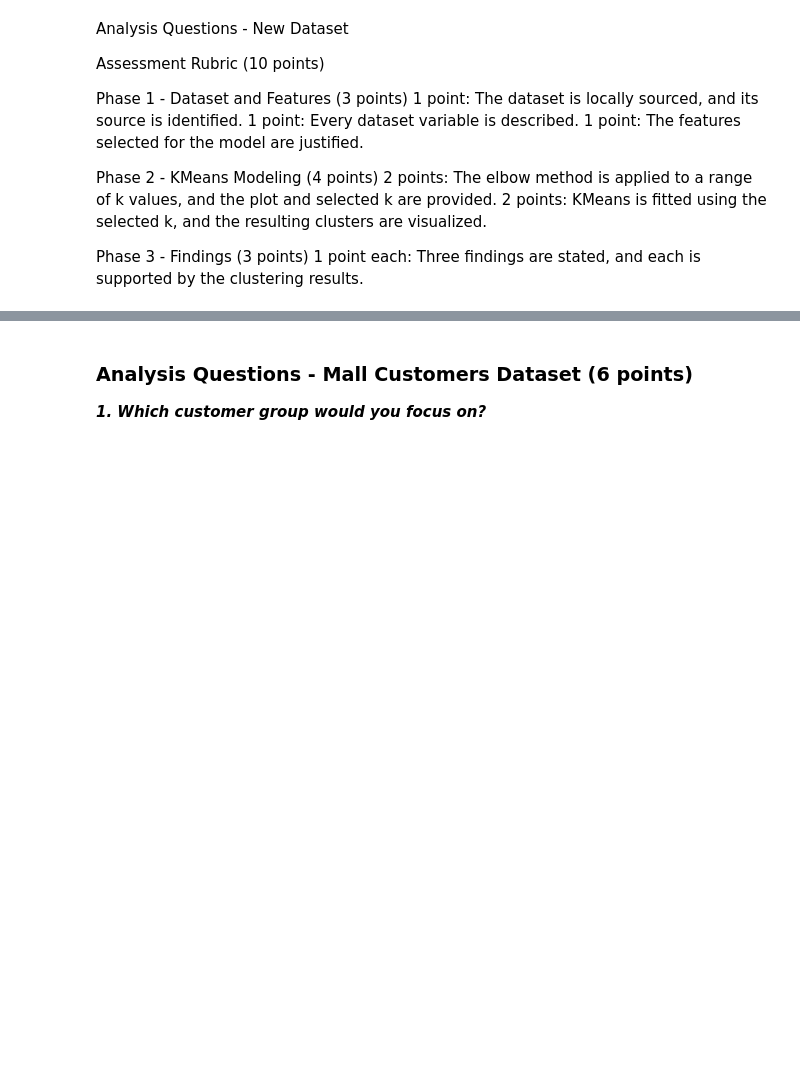
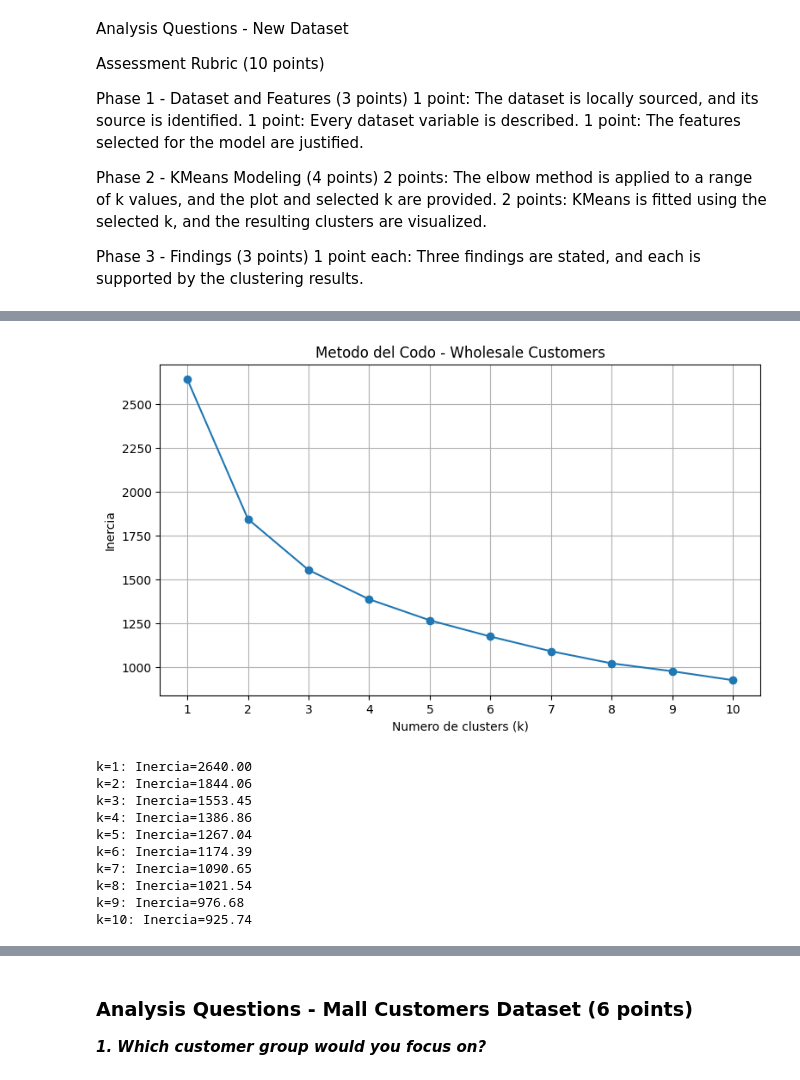
Before and after one commit to Nicole-B28/F.-IA, a Jupyter notebook: Activ 4.- Unsupervised Learning - KMeans clustering on the Mall Customers dataset.ipynb, the cells around one changed output, grey strips where cells are left out. Cells and saved outputs as stored; diff of their text form; code cells hidden in the pictures; blank space fills up the shorter version.

```diff
--- a/Activ 4.- Unsupervised Learning - KMeans clustering on the Mall Customers dataset.ipynb
+++ b/Activ 4.- Unsupervised Learning - KMeans clustering on the Mall Customers dataset.ipynb
@@ -306,0 +514,9 @@ Phase 3 - Findings (3 points)
+# %%
+# Cargar el dataset Wholesale Customers
+wholesale = pd.read_csv("Wholesale customers data.csv")
+
+# Mostrar las dimensiones de la base de datos
+print("Dimensiones del dataset:", wholesale.shape)
+
+# Visualizar los primeros 10 registros
+wholesale.head(10)
@@ -306,0 +657,47 @@ Phase 3 - Findings (3 points)
+# %%
+# Metodo del codo para Wholesale Customers
+
+inercias_wholesale = []
+
+# Evaluar desde 1 hasta 10 clusters
+for k in range(1, 11):
+    modelo = KMeans(
+        n_clusters=k,
+        random_state=75,
+        n_init=10
+    )
+
+    modelo.fit(X_wholesale_scaled)
+    inercias_wholesale.append(modelo.inertia_)
+
+# Graficar el metodo del codo
+plt.figure(figsize=(9, 5))
+
+plt.plot(
+    range(1, 11),
+    inercias_wholesale,
+    marker="o"
+)
+
+plt.title("Metodo del Codo - Wholesale Customers")
+plt.xlabel("Numero de clusters (k)")
+plt.ylabel("Inercia")
+plt.xticks(range(1, 11))
+plt.grid(True)
+plt.show()
+
+# Mostrar los valores calculados
+for k, inercia in enumerate(inercias_wholesale, start=1):
+    print(f"k={k}: Inercia={inercia:.2f}")
+# %% [output]
+[figure, added]
+k=1: Inercia=2640.00
+k=2: Inercia=1844.06
+k=3: Inercia=1553.45
+k=4: Inercia=1386.86
+k=5: Inercia=1267.04
+k=6: Inercia=1174.39
+k=7: Inercia=1090.65
+k=8: Inercia=1021.54
+k=9: Inercia=976.68
+k=10: Inercia=925.74
```
Also changed, not shown: parts of 40 cells of this notebook, 11 other files.
